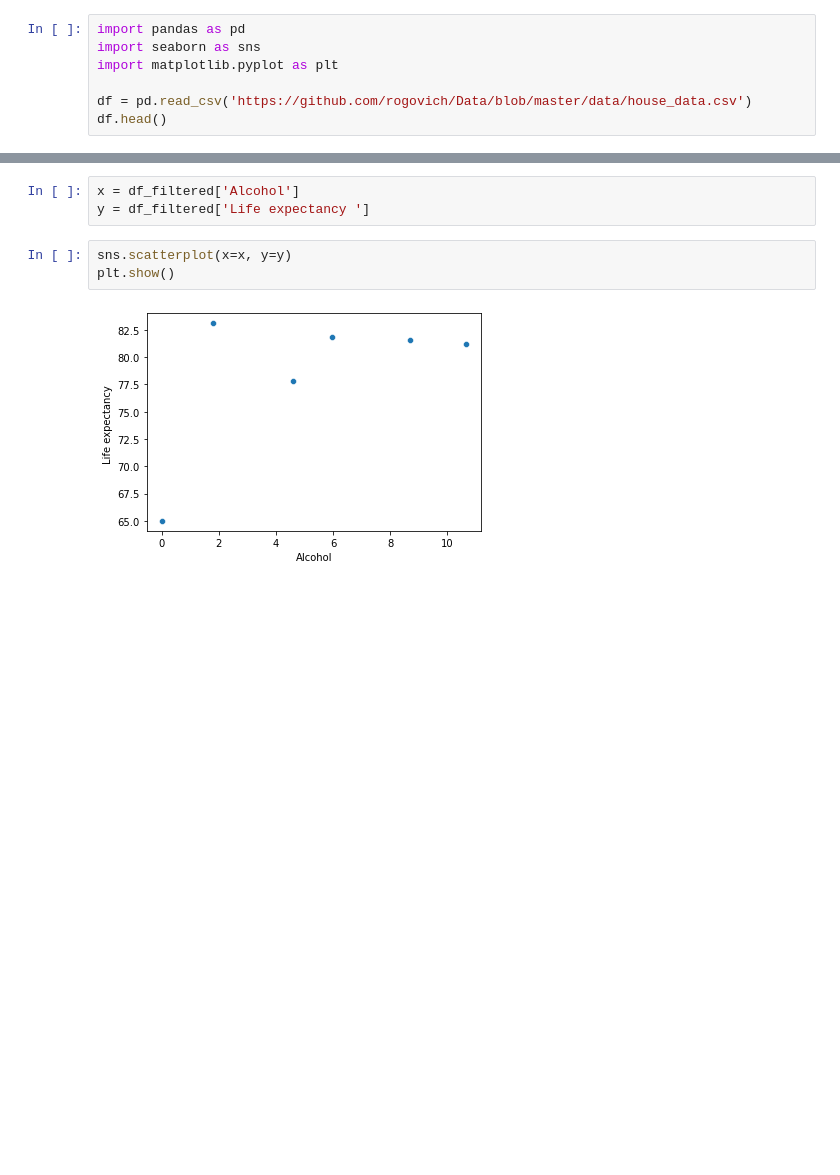
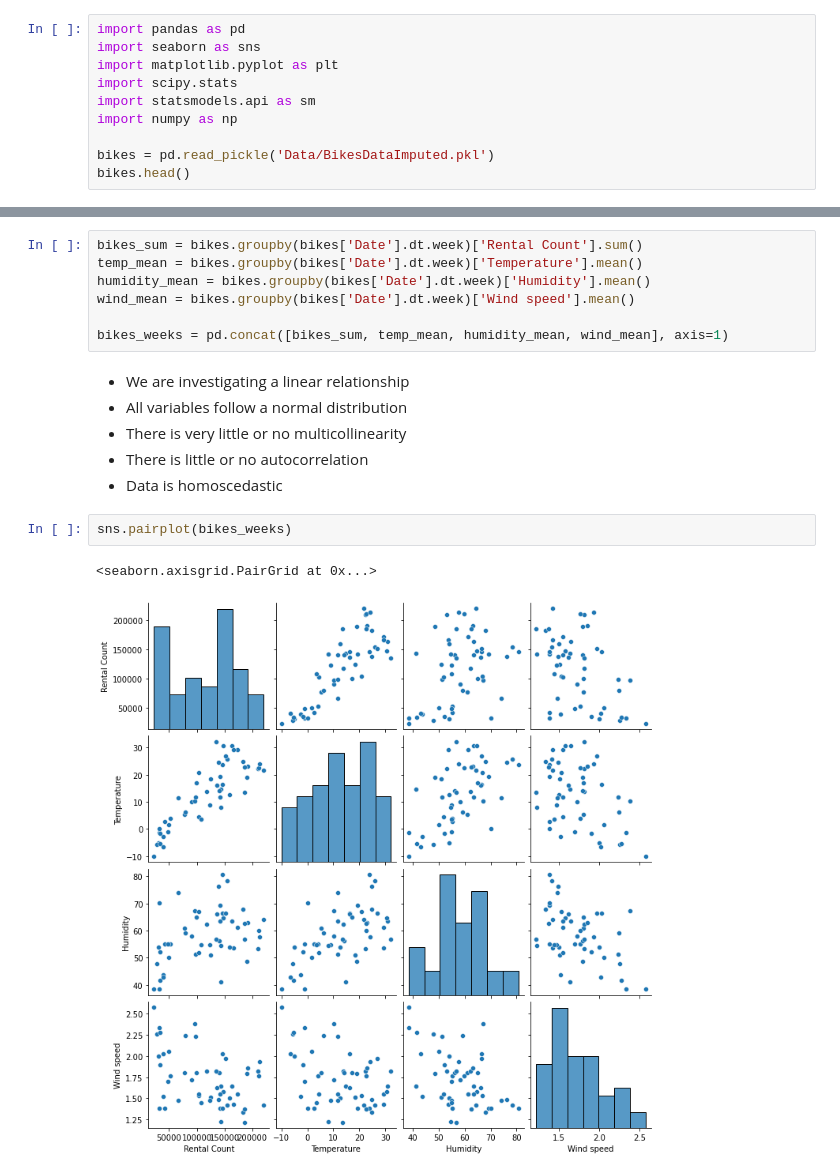
Before and after one commit to rogovich/2021_Stats_Online, a Jupyter notebook: 02_Базовый/06_Regression.ipynb, the cells around one changed output, grey strips where cells are left out. Drawn from its saved outputs; the diff is of its cells as text; blank space fills up the shorter version.

```diff
--- a/02_Базовый/06_Regression.ipynb
+++ b/02_Базовый/06_Regression.ipynb
@@ -2,7 +2,10 @@
 import pandas as pd
 import seaborn as sns
 import matplotlib.pyplot as plt
+import scipy.stats
+import statsmodels.api as sm
+import numpy as np
 
-df = pd.read_csv('https://github.com/rogovich/Data/blob/master/data/house_data.csv')
-df.head()
+bikes = pd.read_pickle('Data/BikesDataImputed.pkl')
+bikes.head()
 # %% [output]
@@ -31,8 +18,18 @@ df_filtered
-# %%
-x = df_filtered['Alcohol']
-y = df_filtered['Life expectancy ']
-# %%
-sns.scatterplot(x=x, y=y)
-plt.show()
-# %% [output]
-[figure, removed]
+# %%
+bikes_sum = bikes.groupby(bikes['Date'].dt.week)['Rental Count'].sum()
+temp_mean = bikes.groupby(bikes['Date'].dt.week)['Temperature'].mean()
+humidity_mean = bikes.groupby(bikes['Date'].dt.week)['Humidity'].mean()
+wind_mean = bikes.groupby(bikes['Date'].dt.week)['Wind speed'].mean()
+
+bikes_weeks = pd.concat([bikes_sum, temp_mean, humidity_mean, wind_mean], axis=1)
+# %% [markdown]
+* We are investigating a linear relationship
+* All variables follow a normal distribution
+* There is very little or no multicollinearity
+* There is little or no autocorrelation
+* Data is homoscedastic
+# %%
+sns.pairplot(bikes_weeks)
+# %% [output]
+<seaborn.axisgrid.PairGrid at 0x...>
+[figure, added]
```
Also changed, not shown: parts of 19 cells of this notebook, 5 other files.
